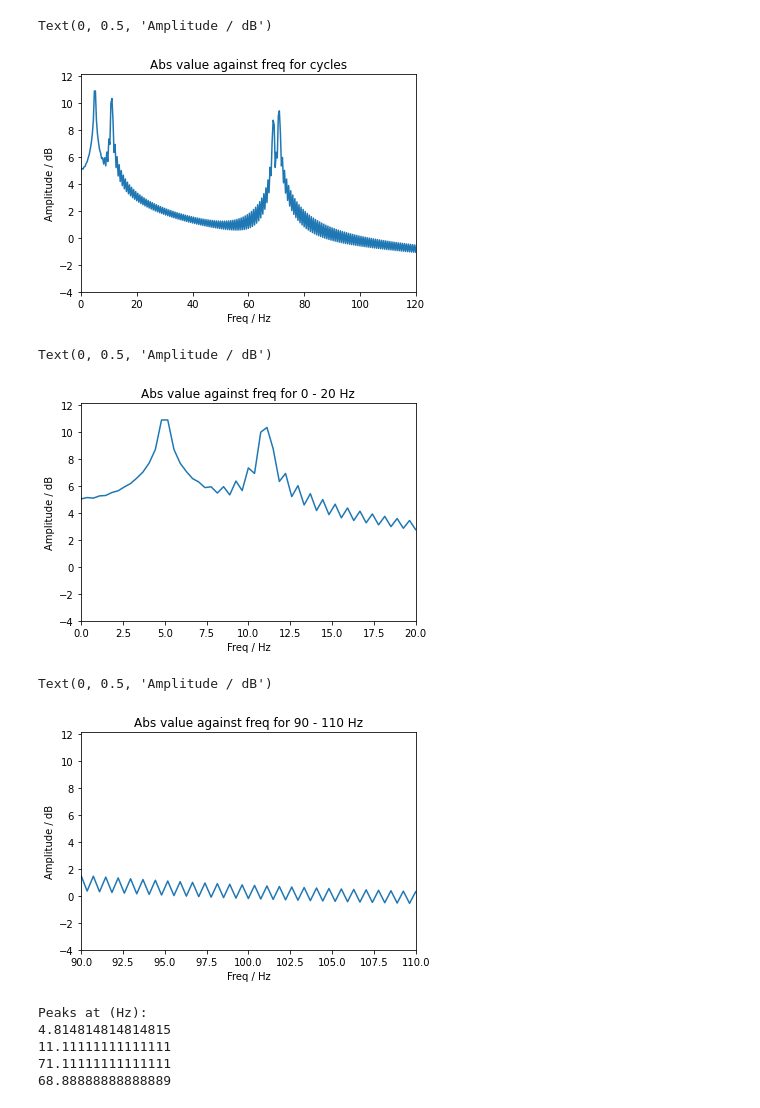
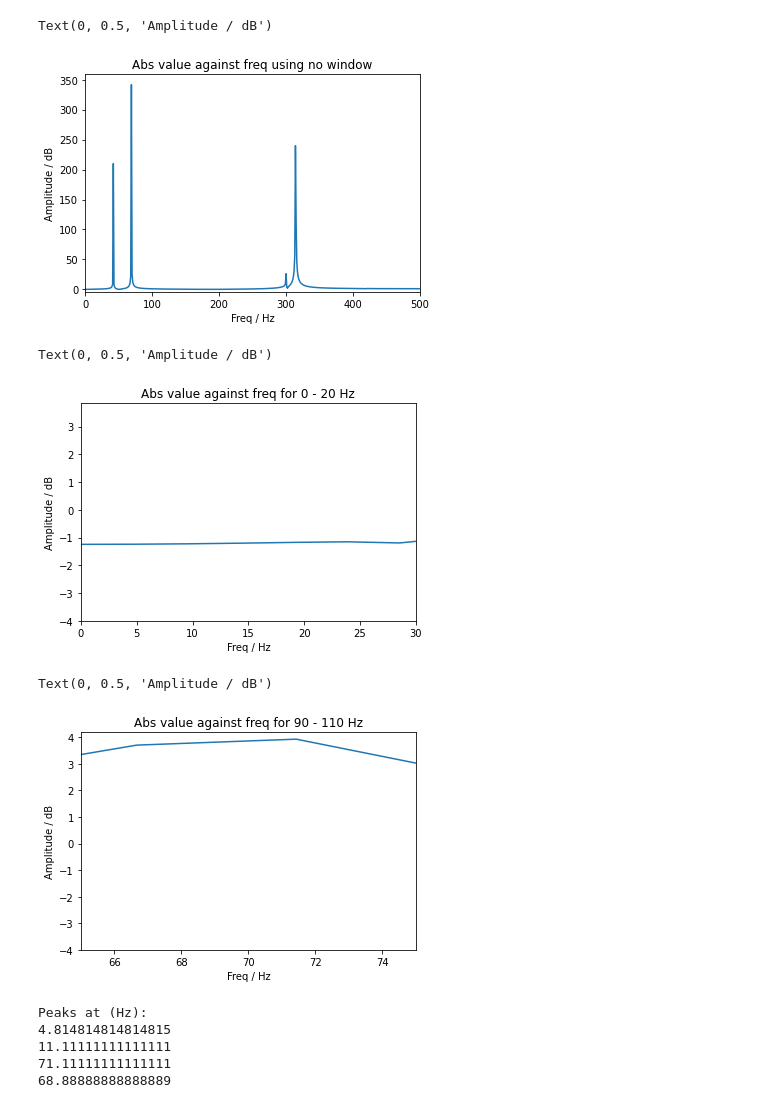
Before and after one commit to Guppy16/Windowing, a Jupyter notebook: sum_sin.ipynb, the cells around one changed output. Drawn from its saved outputs; the diff is of its cells as text; code cells hidden in the pictures.

```diff
--- a/sum_sin.ipynb
+++ b/sum_sin.ipynb
@@ -5,11 +16,11 @@ import matplotlib.pyplot as plt
 # %%
 # Create a sine wave with multiple freq from 0 to 2 s
 
-stopTime = 2.7
-sampleFreq = 100000 # Hz
+stopTime = 1
+sampleFreq = 1000 # Hz
 t = np.linspace(0, stopTime, int(stopTime * sampleFreq))
-waveFreqs = [5,11, 71, 69]
-waveAmps = [1,0.5,0.2,0.1]
+waveFreqs = [42, 69, 300 ,314, 420]
+waveAmps = [0.42, 0.69, 0.05, 0.57, 0.001]
 wave = np.sum([A * np.sin(2*np.pi*f*t) for f, A in zip(waveFreqs, waveAmps)], axis=0)
 
 plt.plot(t, wave)
@@ -23,13 +34,15 @@ Text(0.5, 1.0, '[5, 11, 71, 69] Hz sin waves sampled at 100000 Hz for 2.7 s')
 # Choose a window function from Numpy
 # bartlett, blackman, hamming, hanning, kaiser
 
-window = "Bartlett"
-window_f = np.bartlett(len(wave))
+window = "no"
+window_f = np.hanning(len(wave))
 # Rectangular window:
-#window_f = np.ones_like(wave)
+window_f = np.ones_like(wave)
+# window_f[:10] = 0
+# window_f[-10:] = 0
 
 # Plot window
-# plt.plot(t, window_f)
-# plt.xlabel("Time / s")
-# plt.ylabel("Amplitude")
-# plt.title(f"Normalised {window} Window Function")
+plt.plot(t, window_f)
+plt.xlabel("Time / s")
+plt.ylabel("Amplitude")
+plt.title(f"Normalised {window} Window Function")
@@ -36,47 +52,47 @@ window_f = np.bartlett(len(wave))
 # %%
 # DFT Analysis
 
 sp = np.fft.fft(window_f*wave)
 freqBins = np.fft.fftfreq(len(wave), 1/sampleFreq)
 
 # Remove -ve freq
 freqBins = freqBins[:len(freqBins)//2]
 sp = sp[:len(sp)//2]
 
 # Take the absolut value of sp
 sp = np.absolute(sp)
 
-plt.plot(freqBins, np.log(sp))
-plt.xlim(0, 120)
+plt.plot(freqBins, (sp))
+plt.xlim(0, 500)
 plt.ylim(-4)
-plt.title(f"Abs value against freq for cycles")
+plt.title(f"Abs value against freq using {window} window")
 plt.xlabel("Freq / Hz")
 plt.ylabel("Amplitude / dB")
 # %% [output]
 Text(0, 0.5, 'Amplitude / dB')
-[figure, old version]
+[figure, new version]
 # %%
 # Plot close to the first few freq
 plt.plot(freqBins, np.log(sp))
-plt.xlim(0, 20)
+plt.xlim(0, 30)
 plt.ylim(-4)
 plt.title(f"Abs value against freq for 0 - 20 Hz")
 plt.xlabel("Freq / Hz")
 plt.ylabel("Amplitude / dB")
 # %% [output]
 Text(0, 0.5, 'Amplitude / dB')
-[figure, old version]
+[figure, new version]
 # %%
 # Plot close to the first few freq
 plt.plot(freqBins, np.log(sp))
-plt.xlim(90, 110)
+plt.xlim(65, 75)
 plt.ylim(-4)
 plt.title(f"Abs value against freq for 90 - 110 Hz")
 plt.xlabel("Freq / Hz")
 plt.ylabel("Amplitude / dB")
 # %% [output]
 Text(0, 0.5, 'Amplitude / dB')
-[figure, old version]
+[figure, new version]
 # %%
 # Print peaks close to known frequencies
 
```
Also changed, not shown: parts of 3 cells of this notebook, 19 other files.
